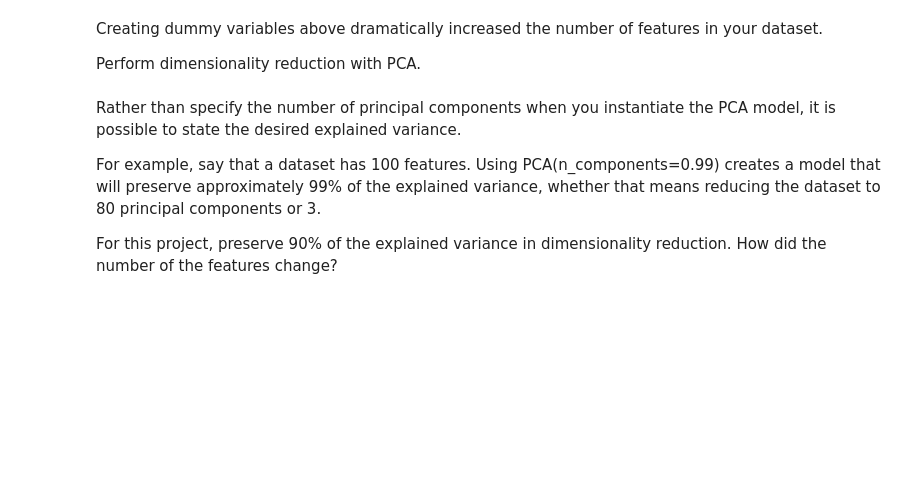
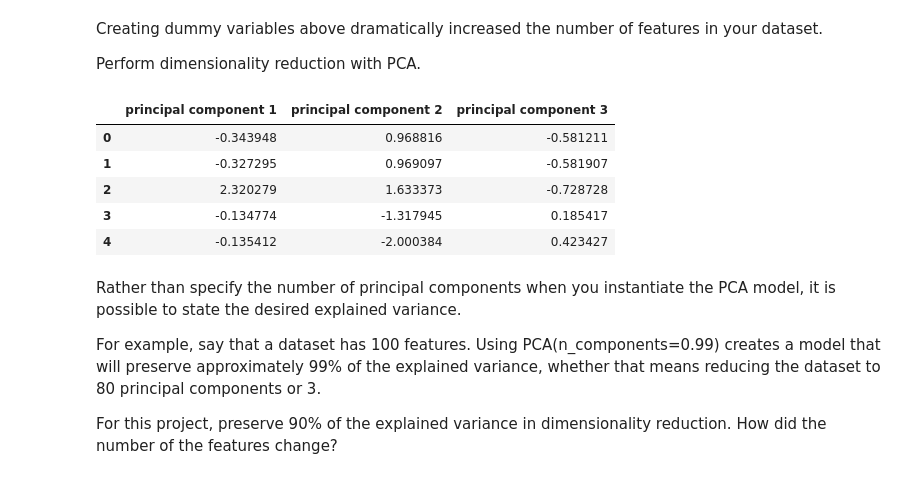
Before and after one commit to mdebone/cryptocurrency_clusters_challenge, a Jupyter notebook: cryptocurrency_clusters.wip.ipynb, the cells around one changed output. Saved outputs shown, nothing was run; the diff lists cells and outputs as text; code cells hidden in the pictures; blank space fills up the shorter version.

```diff
--- a/cryptocurrency_clusters.wip.ipynb
+++ b/cryptocurrency_clusters.wip.ipynb
@@ -161,2 +158,5 @@ Name: ProofType, dtype: int64
 # %% [markdown]
 Standardize your dataset so that columns that contain larger values do not unduly influence the outcome.
+# %%
+X_scaled = StandardScaler().fit_transform(X)
+X_scaled
@@ -166,6 +180,23 @@ Standardize your dataset so that columns that contain larger values do not undul
 Creating dummy variables above dramatically increased the number of features in your dataset.
 
 Perform dimensionality reduction with PCA.
+# %%
+# It went to 100, so 5 is a 20th
+pca = PCA(n_components=3)
+coin_pca = pca.fit_transform(X_scaled)
+# %%
+# Transform PCA data to a DataFrame
+df_coin_pca = pd.DataFrame(
+    data=coin_pca, columns=["principal component 1", "principal component 2", "principal component 3"]
+)
+df_coin_pca.head()
+# %% [output]
+|  | principal component 1 | principal component 2 | principal component 3 |
+| 0 | -0.343948 | 0.968816 | -0.581211 |
+| 1 | -0.327295 | 0.969097 | -0.581907 |
+| 2 | 2.320279 | 1.633373 | -0.728728 |
+| 3 | -0.134774 | -1.317945 | 0.185417 |
+| 4 | -0.135412 | -2.000384 | 0.423427 |
 # %% [markdown]
 Rather than specify the number of principal components when you instantiate the PCA model, it is possible to state the desired explained variance.
 
```
Also changed, not shown: parts of 15 cells of this notebook.
